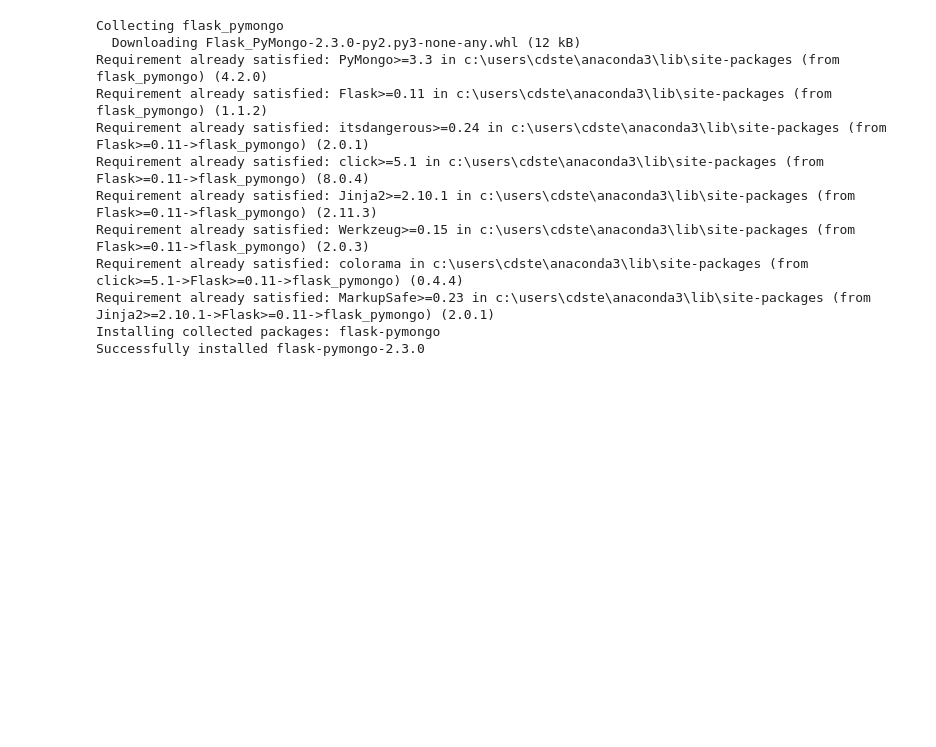
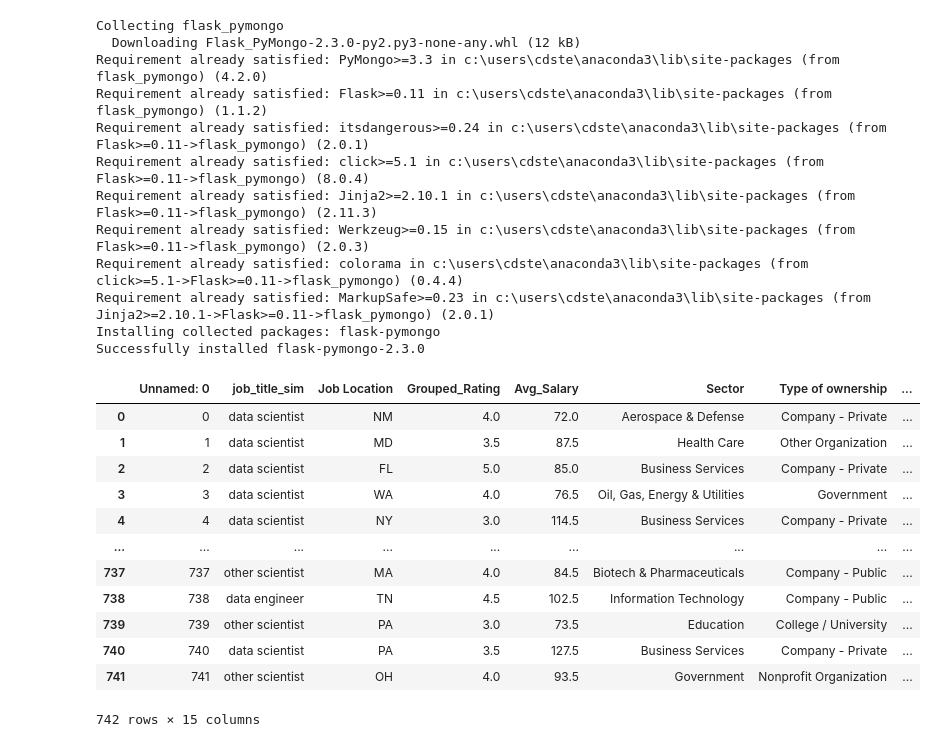
Before and after one commit to cdstecki/project-4, a Jupyter notebook: data_to_html.ipynb, the cells around one changed output. Cells and saved outputs as stored; diff of their text form; code cells hidden in the pictures; blank space fills up the shorter version.

```diff
--- a/data_to_html.ipynb
+++ b/data_to_html.ipynb
@@ -84,3 +68,21 @@ Requirement already satisfied: colorama in c:\users\cdste\anaconda3\lib\site-pac
 Requirement already satisfied: MarkupSafe>=0.23 in c:\users\cdste\anaconda3\lib\site-packages (from Jinja2>=2.10.1->Flask>=0.11->flask_pymongo) (2.0.1)
 Installing collected packages: flask-pymongo
 Successfully installed flask-pymongo-2.3.0
+# %%
+data_df = pd.read_csv('Resources/data/data_trimmed.csv')
+# %%
+data_df
+# %% [output]
+|  | Unnamed: 0 | job_title_sim | Job Location | Grouped_Rating | Avg_Salary | Sector | Type of ownership | ... |
+| 0 | 0 | data scientist | NM | 4.0 | 72.0 | Aerospace & Defense | Company - Private | ... |
+| 1 | 1 | data scientist | MD | 3.5 | 87.5 | Health Care | Other Organization | ... |
+| 2 | 2 | data scientist | FL | 5.0 | 85.0 | Business Services | Company - Private | ... |
+| 3 | 3 | data scientist | WA | 4.0 | 76.5 | Oil, Gas, Energy & Utilities | Government | ... |
+| 4 | 4 | data scientist | NY | 3.0 | 114.5 | Business Services | Company - Private | ... |
+| ... | ... | ... | ... | ... | ... | ... | ... | ... |
+| 737 | 737 | other scientist | MA | 4.0 | 84.5 | Biotech & Pharmaceuticals | Company - Public | ... |
+| 738 | 738 | data engineer | TN | 4.5 | 102.5 | Information Technology | Company - Public | ... |
+| 739 | 739 | other scientist | PA | 3.0 | 73.5 | Education | College / University | ... |
+| 740 | 740 | data scientist | PA | 3.5 | 127.5 | Business Services | Company - Private | ... |
+| 741 | 741 | other scientist | OH | 4.0 | 93.5 | Government | Nonprofit Organization | ... |
+742 rows × 15 columns
```
Also changed, not shown: parts of 7 cells of this notebook, 8 other files.
